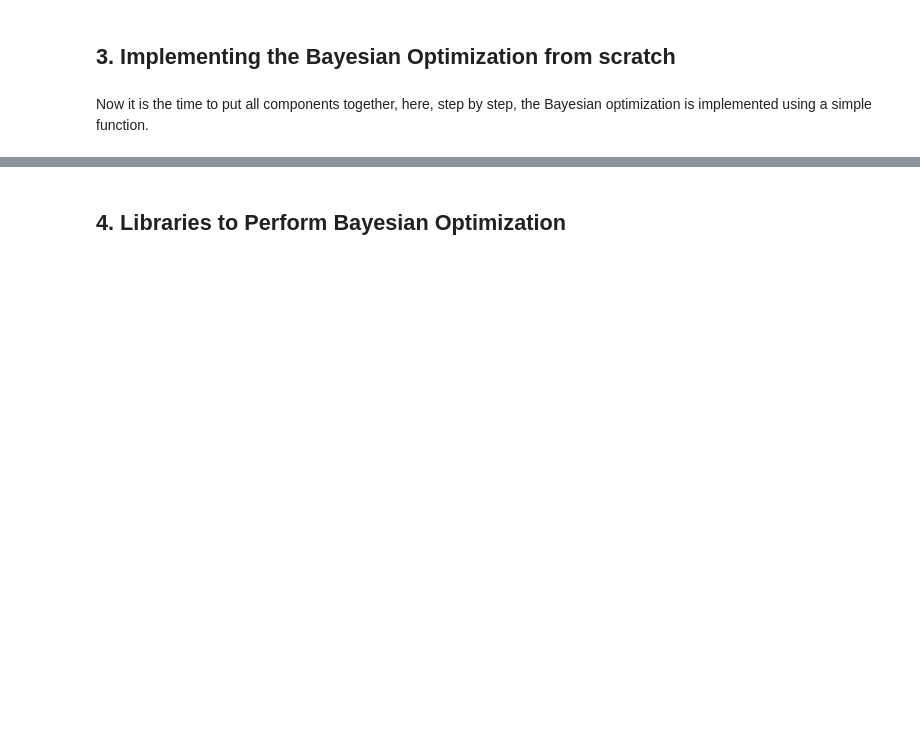
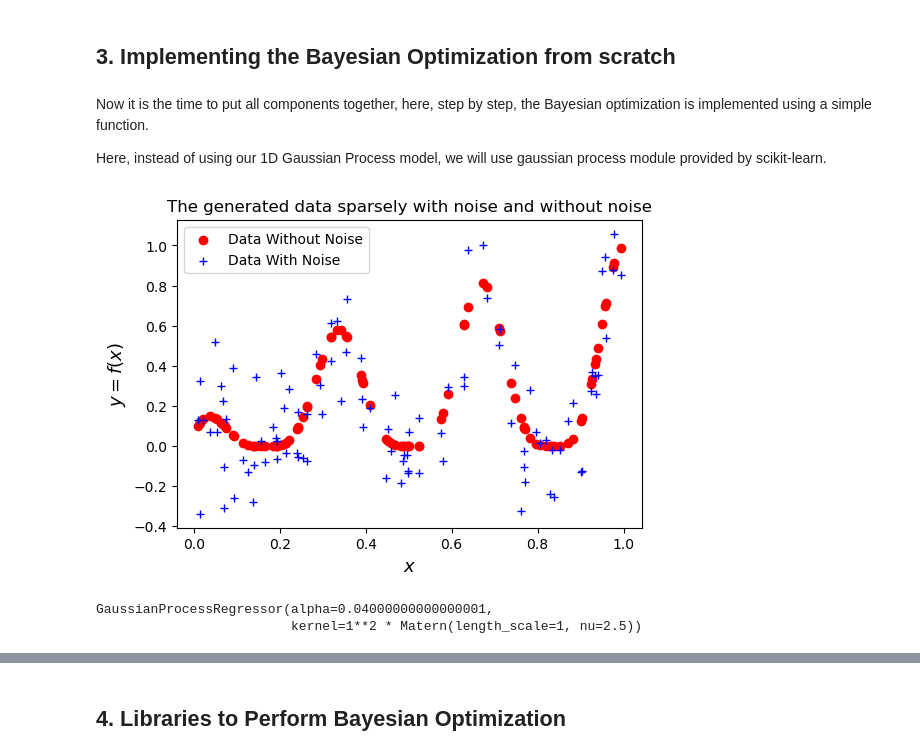
Before and after one commit to ParisaToofani/Nolinear_optimization_Spring2023, a Jupyter notebook: BayesianOptimization.ipynb, the cells around one changed output, grey strips where cells are left out. Saved outputs shown, nothing was run; the diff lists cells and outputs as text; code cells hidden in the pictures; blank space fills up the shorter version.

```diff
--- a/BayesianOptimization.ipynb
+++ b/BayesianOptimization.ipynb
@@ -278,3 +324,54 @@ Proposing sampling points in the search space is done by acquisition functions.
 ## 3.	Implementing the Bayesian Optimization from scratch
 # %% [markdown]
 Now it is the time to put all components together, here, step by step, the Bayesian optimization is implemented using a simple function.
+
+Here, instead of using our 1D Gaussian Process model, we will use gaussian process module provided by scikit-learn.
+# %%
+"""
+Step 1: Define the objective function --> Here, I choose a simple trigonometric function with added noise
+"""
+def objectivefunction(x, noise=0.1):
+ whitenoise = np.random.normal(loc=0, scale=noise)
+ return (x**0.5 * np.cos(3 * np.pi * x)**4) + whitenoise
+
+# Plot the observation
+# sample the domain sparsely with noise and without noise
+X = np.random.random(100)
+y = np.asarray([objectivefunction(x, noise=0.2) for x in X])
+y_without_noise = np.asarray([objectivefunction(x, noise=0) for x in X])
+
+plt.figure(figsize=(6, 4))
+plt.scatter(X, y_without_noise, c = 'r', marker='o', linewidth=1, label='Data Without Noise')
+plt.scatter(X, y, c = 'b', marker='+', linewidth=1, label='Data With Noise')
+plt.xlabel('$x$', fontsize=13)
+plt.ylabel('$y = f(x)$', fontsize=13)
+plt.title('The generated data sparsely with noise and without noise')
+# plt.xlim([-4, 4])
+plt.legend()
+plt.show()
+
+# reshape into rows and cols
+X = X.reshape(len(X), 1)
+y = y.reshape(len(y), 1)
+# %% [output]
+[figure, added]
+# %%
+from sklearn.gaussian_process import GaussianProcessRegressor
+from sklearn.gaussian_process.kernels import ConstantKernel, Matern
+
+"""
+Step 2: Define the gaussian process model
+"""
+#=======================================================================
+# Define the Gaussian process model, here the Kernel is set to be Matern
+#=======================================================================
+noise=0.2
+m52 = ConstantKernel(1.0) * Matern(length_scale=1.0, nu=2.5)
+gpr = GaussianProcessRegressor(kernel=m52, alpha=noise**2)
+
+#=======================================================================
+# fit the model
+gpr.fit(X, y)
+# %% [output]
+GaussianProcessRegressor(alpha=0.04000000000000001,
+                         kernel=1**2 * Matern(length_scale=1, nu=2.5))
```
Also changed, not shown: parts of 15 cells of this notebook.
